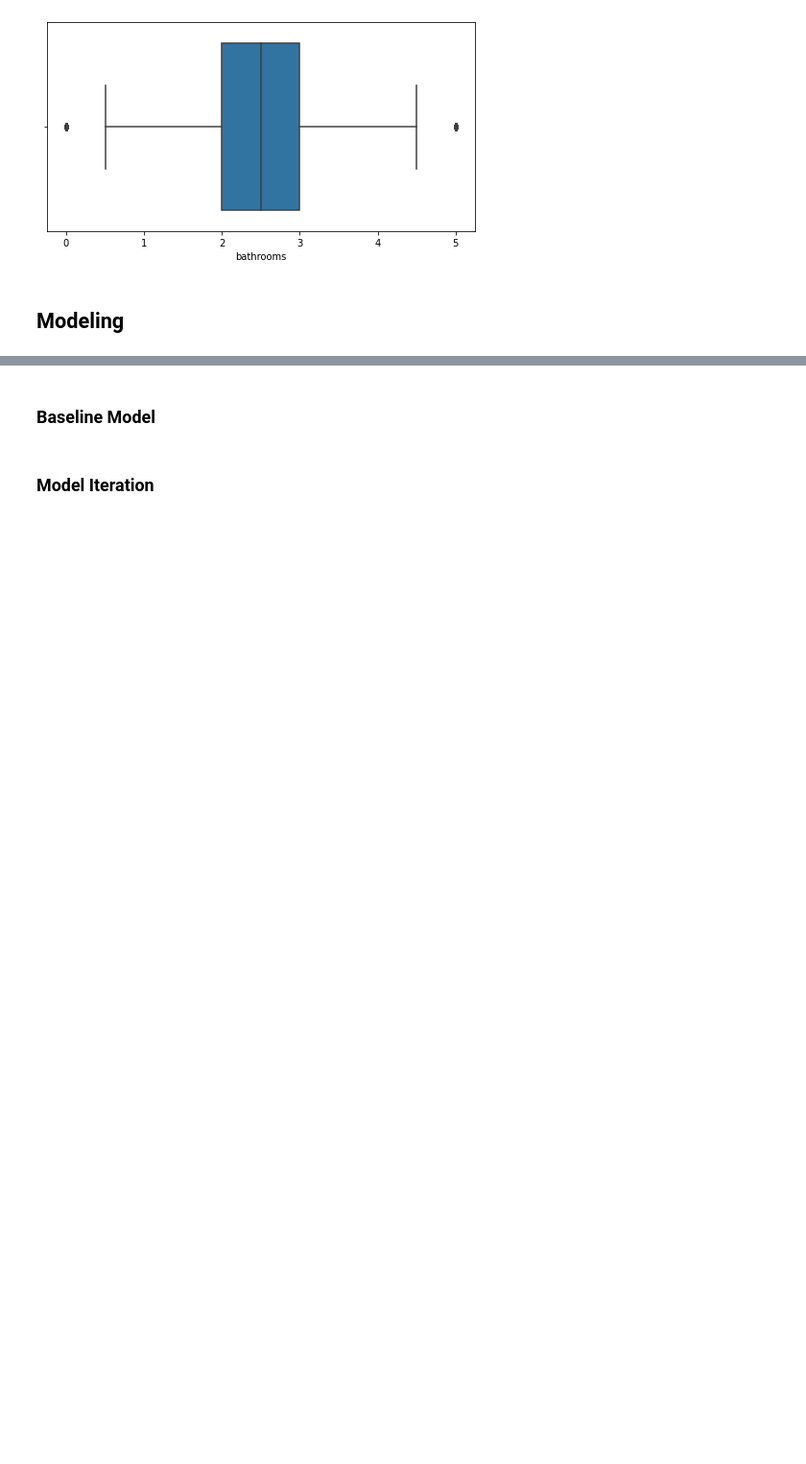
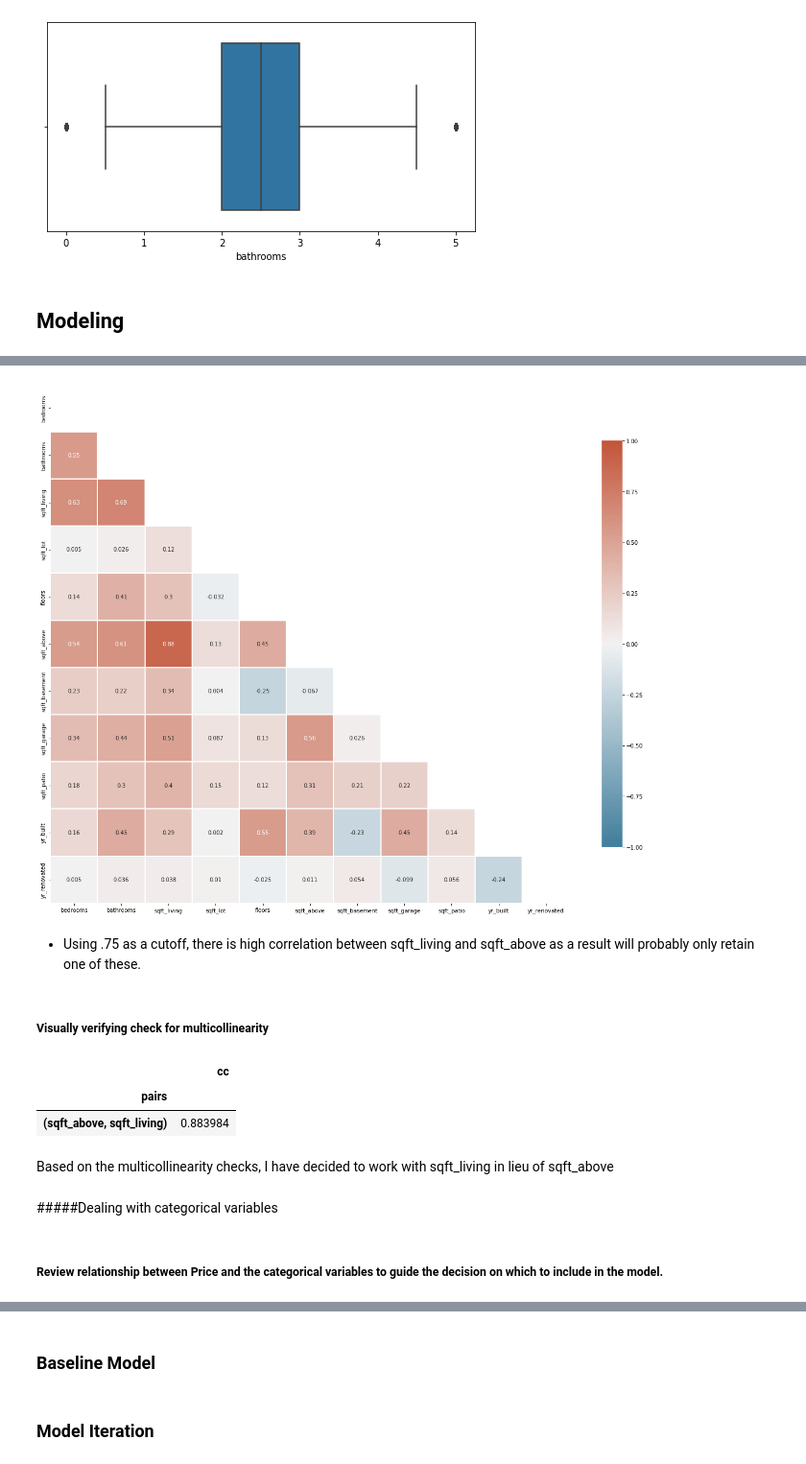
Before and after one commit to olexy/da_ds_ml, a Jupyter notebook: Capstone_Regression_Project.ipynb, the cells around one changed output, grey strips where cells are left out. Shown at 96% size. Drawn from its saved outputs; the diff is of its cells as text; code cells hidden in the pictures; blank space fills up the shorter version.

```diff
--- a/Capstone_Regression_Project.ipynb
+++ b/Capstone_Regression_Project.ipynb
@@ -386,0 +414,4 @@ plt.savefig('/content/drive/MyDrive/Colab Notebooks/images/bathroom_outlier_2.pn
+# %%
+# generate copy of data without target variable (price), date, address and lat/lon to perform multicolinearity check
+data_pred = data.drop(['date', 'price', 'address', 'lat', 'long'], axis=1)
+data_pred.head()
@@ -386,0 +425,23 @@ plt.savefig('/content/drive/MyDrive/Colab Notebooks/images/bathroom_outlier_2.pn
+# %%
+# check for multicolinearity with seaborn heatmap
+# compute the correlation matrix
+corr = round(data_pred.corr(), 3)
+
+# generate a mask for the upper triangle
+mask = np.triu(np.ones_like(corr, dtype=bool))
+
+# set up the matplotlib figure
+fig, ax = plt.subplots(figsize=(21, 18))
+
+# generate a custom diverging colormap
+cmap = sns.diverging_palette(230, 20, as_cmap=True)
+
+# Draw the heatmap with the mask and correct aspect ratio
+ax = sns.heatmap(corr, mask=mask, cmap=cmap, vmax=1, vmin=-1, center=0, square=True, linewidths=1, cbar_kws={"shrink": .75}, annot=True)
+plt.savefig('/content/drive/MyDrive/Colab Notebooks/images/multicolin_heatmap.png')
+# %% [output]
+[figure, added]
+# %% [markdown]
+- Using .75 as a cutoff, there is high correlation between sqft_living and sqft_above as a result will probably only retain one of these.
+# %% [markdown]
+##### Visually verifying check for multicollinearity
@@ -386,0 +470,11 @@ plt.savefig('/content/drive/MyDrive/Colab Notebooks/images/bathroom_outlier_2.pn
+# %%
+# show correlation >.75 and below 1
+corr_pred[(corr_pred.cc>.75) & (corr_pred.cc<1)]
+# %% [output]
+|  | cc |
+| pairs |  |
+| (sqft_above, sqft_living) | 0.883984 |
+# %% [markdown]
+Based on the multicollinearity checks, I have decided to work with sqft_living in lieu of sqft_above
+# %% [markdown]
+#####Dealing with categorical variables
@@ -386,0 +487,2 @@ plt.savefig('/content/drive/MyDrive/Colab Notebooks/images/bathroom_outlier_2.pn
+# %% [markdown]
+##### Review relationship between Price and the categorical variables to guide the decision on which to include in the model.
```
Also changed, not shown: parts of 34 cells of this notebook.
